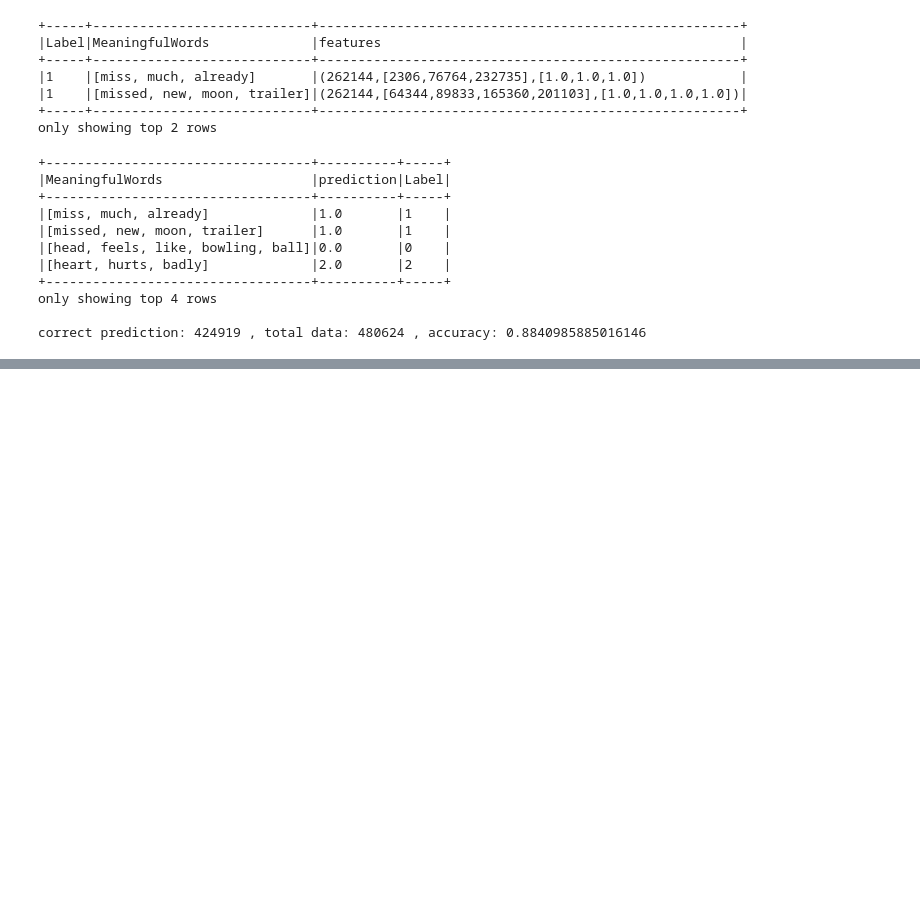
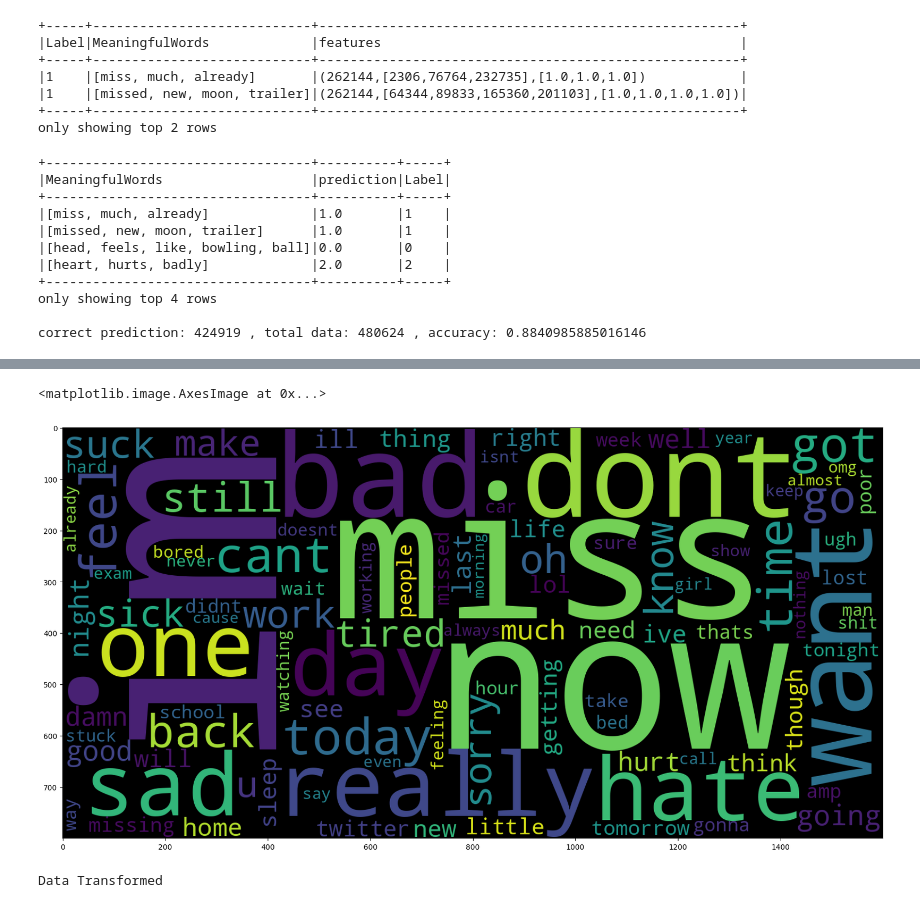
Before and after one commit to muhammadahsan2023/Tweets_Analysis, a Jupyter notebook: tweets_analysis.ipynb, the cells around one changed output, grey strips where cells are left out. Drawn from its saved outputs; the diff is of its cells as text; code cells hidden in the pictures; blank space fills up the shorter version.

```diff
--- a/tweets_analysis.ipynb
+++ b/tweets_analysis.ipynb
@@ -280,0 +371,11 @@ df3
+# %%
+# Word-Cloud for negative tweets.
+filt = (df['sentiments'] == 'negative')
+data_pos = df['tweets'][filt]
+wc = WordCloud(max_words = 100 , width = 1600 , height = 800,
+              collocations=False).generate(" ".join(data_pos))
+plt.figure(figsize = (20,20))
+plt.imshow(wc)
+# %% [output]
+<matplotlib.image.AxesImage at 0x...>
+[figure, added]
@@ -280,0 +389,8 @@ df3
+# %%
+# Transforming the X_train and X_test dataset into matrix of TF-IDF Features by using the TF-IDF Vectoriser. This datasets will be used to train the model and test against it.
+
+X_train = vectorizer.fit_transform(X_train)
+X_test  = vectorizer.fit_transform(X_test)
+print(f'Data Transformed')
+# %% [output]
+Data Transformed
```
Also changed, not shown: parts of 41 cells of this notebook.
